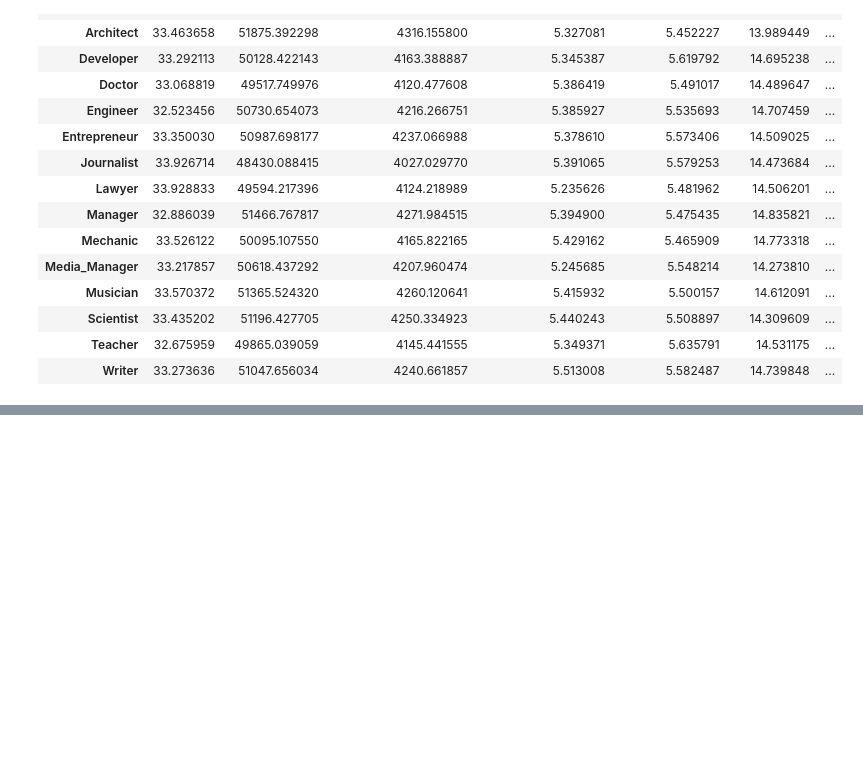
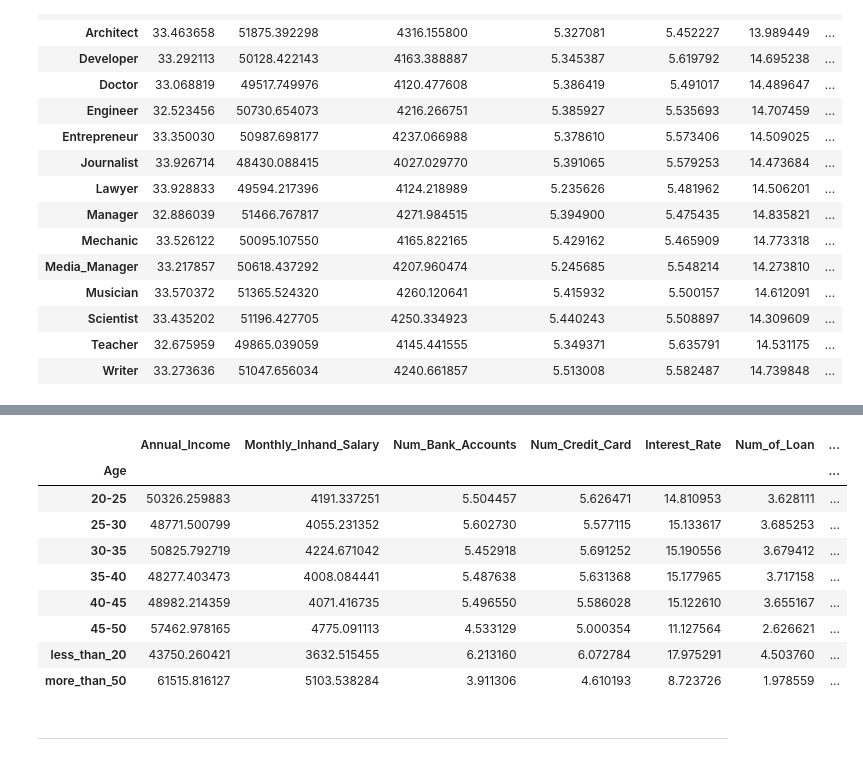
Before and after one commit to shaker113/credit_score_analysis, a Jupyter notebook: notebook.ipynb, the cells around one changed output, grey strips where cells are left out. Cells and saved outputs as stored; diff of their text form; code cells hidden in the pictures; blank space fills up the shorter version.

```diff
--- a/notebook.ipynb
+++ b/notebook.ipynb
@@ -189,0 +188,20 @@ df.groupby('Occupation')[numerical_col].mean()
+# %%
+def age_groups(age):
+    if age<20:
+        return 'less_than_20'
+    elif age>=20 and age<25:
+        return '20-25'
+    elif age>=25 and age<30:
+        return '25-30'
+    elif age>=30 and age<35:
+        return '30-35'
+    elif age>=35 and age<40:
+        return '35-40'
+    elif age>=40 and age<45:
+        return '40-45'
+    elif age>=45 and age<50:
+        return '45-50'
+    elif age>=50:
+        return "more_than_50"
+df2=df.copy()
+df2['Age']=df2['Age'].apply(age_groups)
@@ -189,0 +221,16 @@ df.groupby('Occupation')[numerical_col].mean()
+# %%
+df2.groupby('Age')[numerical_col].mean()
+# %% [output]
+|  | Annual_Income | Monthly_Inhand_Salary | Num_Bank_Accounts | Num_Credit_Card | Interest_Rate | Num_of_Loan | ... |
+| Age |  |  |  |  |  |  | ... |
+| 20-25 | 50326.259883 | 4191.337251 | 5.504457 | 5.626471 | 14.810953 | 3.628111 | ... |
+| 25-30 | 48771.500799 | 4055.231352 | 5.602730 | 5.577115 | 15.133617 | 3.685253 | ... |
+| 30-35 | 50825.792719 | 4224.671042 | 5.452918 | 5.691252 | 15.190556 | 3.679412 | ... |
+| 35-40 | 48277.403473 | 4008.084441 | 5.487638 | 5.631368 | 15.177965 | 3.717158 | ... |
+| 40-45 | 48982.214359 | 4071.416735 | 5.496550 | 5.586028 | 15.122610 | 3.655167 | ... |
+| 45-50 | 57462.978165 | 4775.091113 | 4.533129 | 5.000354 | 11.127564 | 2.626621 | ... |
+| less_than_20 | 43750.260421 | 3632.515455 | 6.213160 | 6.072784 | 17.975291 | 4.503760 | ... |
+| more_than_50 | 61515.816127 | 5103.538284 | 3.911306 | 4.610193 | 8.723726 | 1.978559 | ... |
+# %% [markdown]
+---
+#
```
Also changed, not shown: parts of 3 cells of this notebook.
